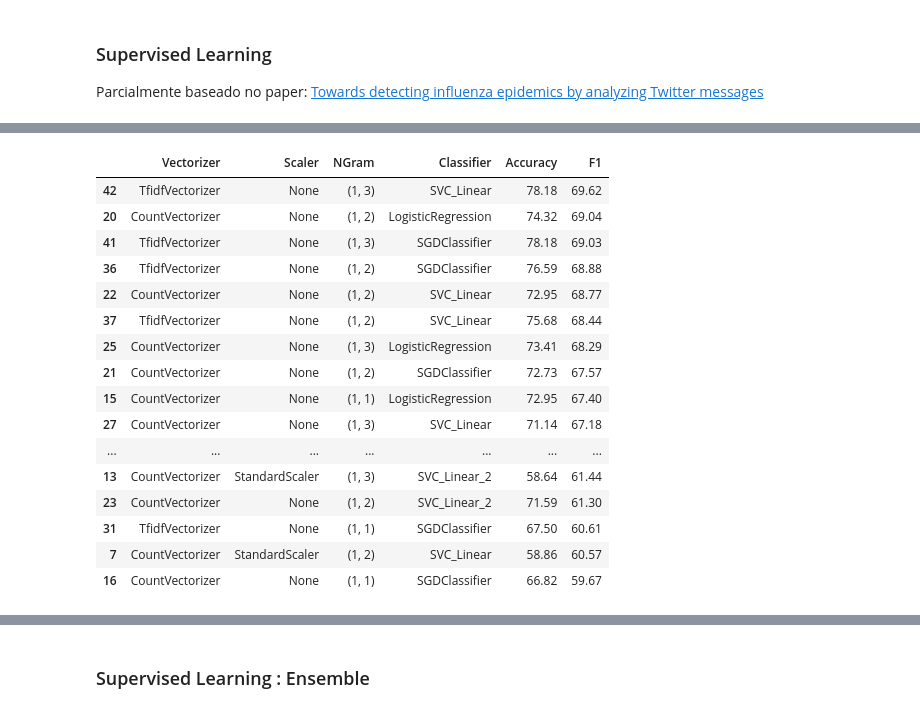
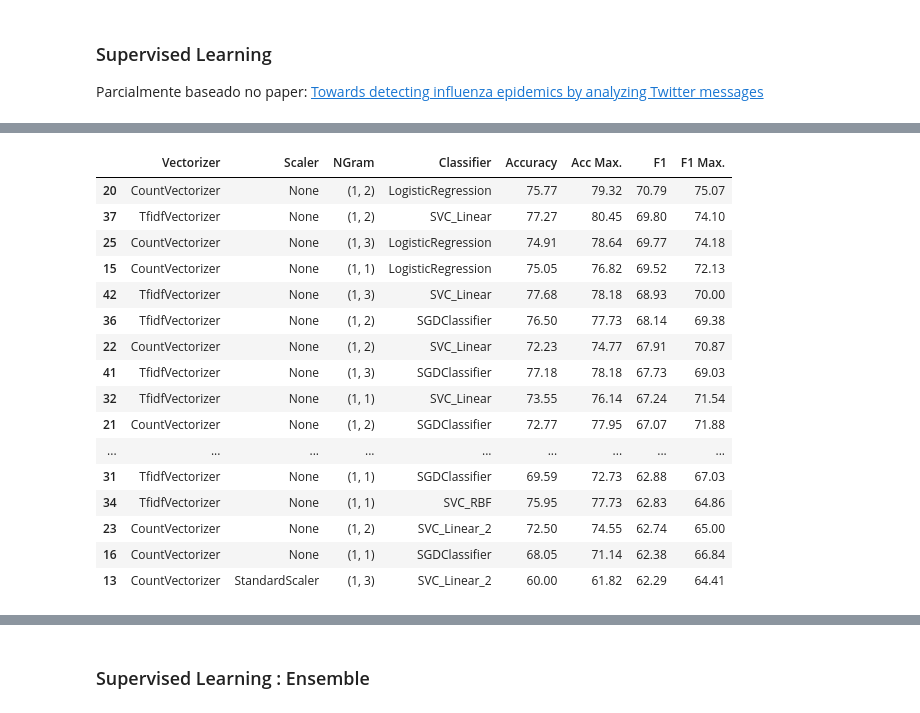
Before and after one commit to rdenadai/Covid19-Twitter-Tracker, a Jupyter notebook: code/src/notebook/AvaliacaoAlgoritmosClassificacaoMensagens.ipynb, the cells around one changed output, grey strips where cells are left out. Cells and saved outputs as stored; diff of their text form; code cells hidden in the pictures.

```diff
--- a/code/src/notebook/AvaliacaoAlgoritmosClassificacaoMensagens.ipynb
+++ b/code/src/notebook/AvaliacaoAlgoritmosClassificacaoMensagens.ipynb
@@ -88,28 +90,29 @@ for Vectorizer, Norm in [(CountVectorizer, StandardScaler), (CountVectorizer, No
             # chi2_kernel,
         ):
             for assign_labels in ["discretize", "kmeans"]:
-                clustering = SpectralClustering(
-                    n_clusters=2,
-                    eigen_solver="amg",
-                    assign_labels=assign_labels,
-                    affinity="precomputed_nearest_neighbors",
-                    random_state=0,
-                    n_jobs=-1
-                ).fit(metric(X))
+                acc, f1 = [], []
+                for _ in range(3):
+                    clustering = SpectralClustering(
+                        n_clusters=2,
+                        eigen_solver="amg",
+                        assign_labels=assign_labels,
+                        affinity="precomputed_nearest_neighbors",
+                        random_state=0,
+                        n_jobs=-1
+                    ).fit(metric(X))
 
-                pred = clustering.labels_
-                acc = round(accuracy_score(pred, y) * 100, 2)
-                f1 = round(f1_score(pred, y) * 100, 2)
-                vm = round(v_measure_score(y, pred), 2)
+                    pred = clustering.labels_
+                    acc.append(round(accuracy_score(pred, y) * 100, 2))
+                    f1.append(round(f1_score(pred, y) * 100, 2))
+                acc, f1 = np.asarray(acc), np.asarray(f1)
                 validacoes.append((
                     vectorizer.__class__.__name__,
                     norm_name,
                     ngram_range,
                     metric.__name__,
                     assign_labels,
-                    acc,
-                    f1,
-                    vm
+                    acc.mean(),
+                    f1.mean(),
                 ))
 
 print(time.time() - start)
@@ -141,13 +144,13 @@ df.head(25)
 # %%
-vectorizer = CountVectorizer(ngram_range=(1, 3))
+vectorizer = CountVectorizer(ngram_range=(1, 2))
 X = vectorizer.fit_transform(textos[:, 0])
-X = StandardScaler(with_mean=False).fit_transform(X)
+# X = StandardScaler(with_mean=False).fit_transform(X)
 y = textos[:, 1].astype(np.int).ravel()
 
 clustering = SpectralClustering(
     n_clusters=2,
     eigen_solver="amg",
-    assign_labels="kmeans",
+    assign_labels="discretize",
     affinity="precomputed_nearest_neighbors",
     random_state=0,
     n_jobs=-1
@@ -230,26 +237,26 @@ print(time.time() - start)
 # %%
-columns = ["Vectorizer", "Scaler", "NGram", "Classifier", "Accuracy", "F1"]
+columns = ["Vectorizer", "Scaler", "NGram", "Classifier", "Accuracy", "Acc Max.", "F1", "F1 Max."]
 df = pd.DataFrame(validacoes, columns=columns)
 df = df.sort_values(by=["F1", "Accuracy", "Vectorizer", "NGram"], ascending=False)
 df.head(25)
 # %% [output]
-|  | Vectorizer | Scaler | NGram | Classifier | Accuracy | F1 |
-| 42 | TfidfVectorizer | None | (1, 3) | SVC_Linear | 78.18 | 69.62 |
-| 20 | CountVectorizer | None | (1, 2) | LogisticRegression | 74.32 | 69.04 |
-| 41 | TfidfVectorizer | None | (1, 3) | SGDClassifier | 78.18 | 69.03 |
-| 36 | TfidfVectorizer | None | (1, 2) | SGDClassifier | 76.59 | 68.88 |
-| 22 | CountVectorizer | None | (1, 2) | SVC_Linear | 72.95 | 68.77 |
-| 37 | TfidfVectorizer | None | (1, 2) | SVC_Linear | 75.68 | 68.44 |
-| 25 | CountVectorizer | None | (1, 3) | LogisticRegression | 73.41 | 68.29 |
-| 21 | CountVectorizer | None | (1, 2) | SGDClassifier | 72.73 | 67.57 |
-| 15 | CountVectorizer | None | (1, 1) | LogisticRegression | 72.95 | 67.40 |
-| 27 | CountVectorizer | None | (1, 3) | SVC_Linear | 71.14 | 67.18 |
-| ... | ... | ... | ... | ... | ... | ... |
-| 13 | CountVectorizer | StandardScaler | (1, 3) | SVC_Linear_2 | 58.64 | 61.44 |
-| 23 | CountVectorizer | None | (1, 2) | SVC_Linear_2 | 71.59 | 61.30 |
-| 31 | TfidfVectorizer | None | (1, 1) | SGDClassifier | 67.50 | 60.61 |
-| 7 | CountVectorizer | StandardScaler | (1, 2) | SVC_Linear | 58.86 | 60.57 |
-| 16 | CountVectorizer | None | (1, 1) | SGDClassifier | 66.82 | 59.67 |
+|  | Vectorizer | Scaler | NGram | Classifier | Accuracy | Acc Max. | F1 | F1 Max. |
+| 20 | CountVectorizer | None | (1, 2) | LogisticRegression | 75.77 | 79.32 | 70.79 | 75.07 |
+| 37 | TfidfVectorizer | None | (1, 2) | SVC_Linear | 77.27 | 80.45 | 69.80 | 74.10 |
+| 25 | CountVectorizer | None | (1, 3) | LogisticRegression | 74.91 | 78.64 | 69.77 | 74.18 |
+| 15 | CountVectorizer | None | (1, 1) | LogisticRegression | 75.05 | 76.82 | 69.52 | 72.13 |
+| 42 | TfidfVectorizer | None | (1, 3) | SVC_Linear | 77.68 | 78.18 | 68.93 | 70.00 |
+| 36 | TfidfVectorizer | None | (1, 2) | SGDClassifier | 76.50 | 77.73 | 68.14 | 69.38 |
+| 22 | CountVectorizer | None | (1, 2) | SVC_Linear | 72.23 | 74.77 | 67.91 | 70.87 |
+| 41 | TfidfVectorizer | None | (1, 3) | SGDClassifier | 77.18 | 78.18 | 67.73 | 69.03 |
+| 32 | TfidfVectorizer | None | (1, 1) | SVC_Linear | 73.55 | 76.14 | 67.24 | 71.54 |
+| 21 | CountVectorizer | None | (1, 2) | SGDClassifier | 72.77 | 77.95 | 67.07 | 71.88 |
+| ... | ... | ... | ... | ... | ... | ... | ... | ... |
+| 31 | TfidfVectorizer | None | (1, 1) | SGDClassifier | 69.59 | 72.73 | 62.88 | 67.03 |
+| 34 | TfidfVectorizer | None | (1, 1) | SVC_RBF | 75.95 | 77.73 | 62.83 | 64.86 |
+| 23 | CountVectorizer | None | (1, 2) | SVC_Linear_2 | 72.50 | 74.55 | 62.74 | 65.00 |
+| 16 | CountVectorizer | None | (1, 1) | SGDClassifier | 68.05 | 71.14 | 62.38 | 66.84 |
+| 13 | CountVectorizer | StandardScaler | (1, 3) | SVC_Linear_2 | 60.00 | 61.82 | 62.29 | 64.41 |
 # %%
 vectorizer = TfidfVectorizer(ngram_range=(1, 3))
 X = vectorizer.fit_transform(textos[:, 0])
```
Also changed, not shown: parts of 8 cells of this notebook.
